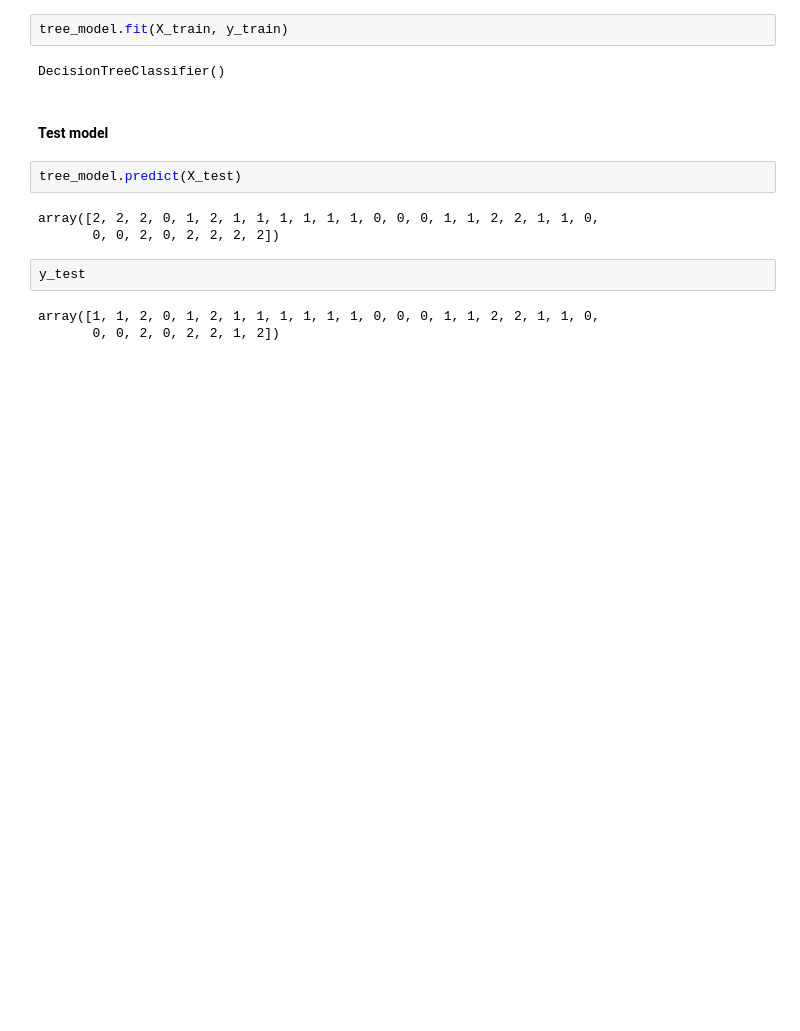
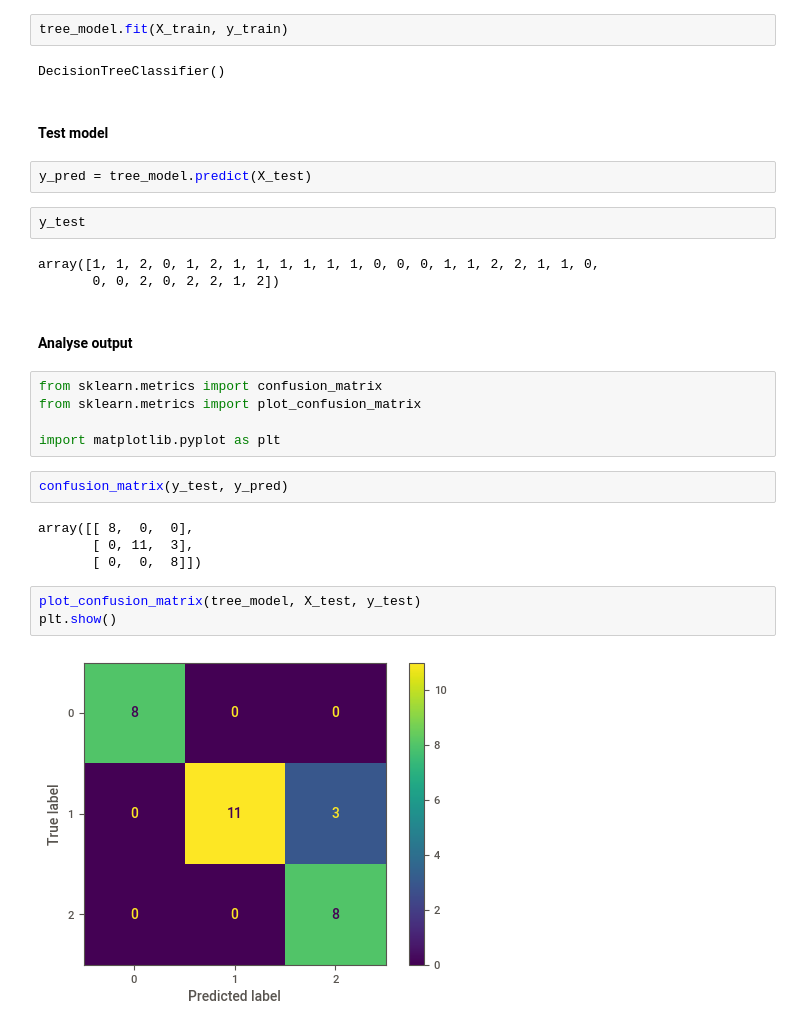
Before and after one commit to jucalfonsom/ml-course, a Jupyter notebook: iris.ipynb, the cells around one changed output. Cells and saved outputs as stored; diff of their text form; blank space fills up the shorter version.

Commit message:
Add confusion matrix

```diff
--- a/iris.ipynb
+++ b/iris.ipynb
@@ -128,12 +128,27 @@ DecisionTreeClassifier()
 # %% [markdown]
 #### Test model
 # %%
-tree_model.predict(X_test)
+y_pred = tree_model.predict(X_test)
-# %% [output]
-array([2, 2, 2, 0, 1, 2, 1, 1, 1, 1, 1, 1, 0, 0, 0, 1, 1, 2, 2, 1, 1, 0,
-       0, 0, 2, 0, 2, 2, 2, 2])
 # %%
 y_test
 # %% [output]
 array([1, 1, 2, 0, 1, 2, 1, 1, 1, 1, 1, 1, 0, 0, 0, 1, 1, 2, 2, 1, 1, 0,
        0, 0, 2, 0, 2, 2, 1, 2])
+# %% [markdown]
+#### Analyse output
+# %%
+from sklearn.metrics import confusion_matrix
+from sklearn.metrics import plot_confusion_matrix
+
+import matplotlib.pyplot as plt
+# %%
+confusion_matrix(y_test, y_pred)
+# %% [output]
+array([[ 8,  0,  0],
+       [ 0, 11,  3],
+       [ 0,  0,  8]])
+# %%
+plot_confusion_matrix(tree_model, X_test, y_test)
+plt.show()
+# %% [output]
+[figure, added]
```
Also changed, not shown: 1 other file.
